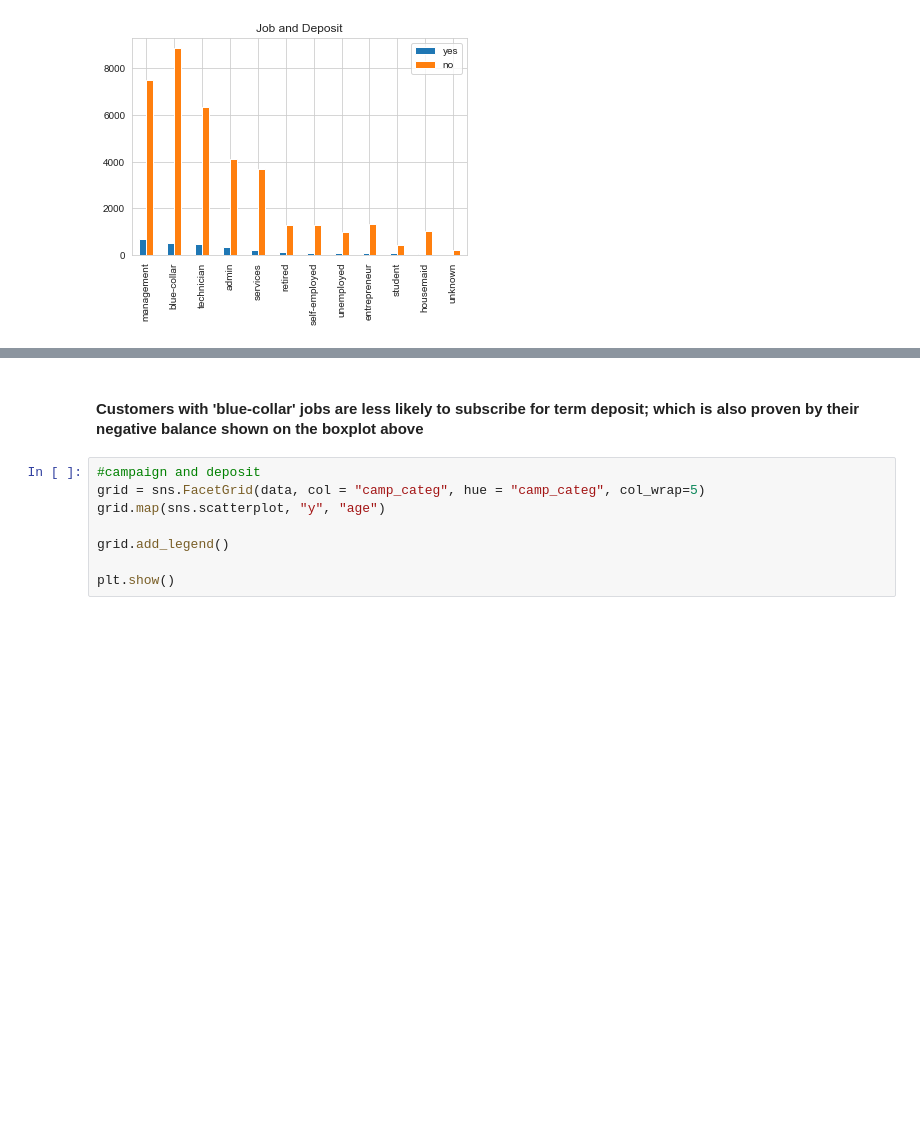
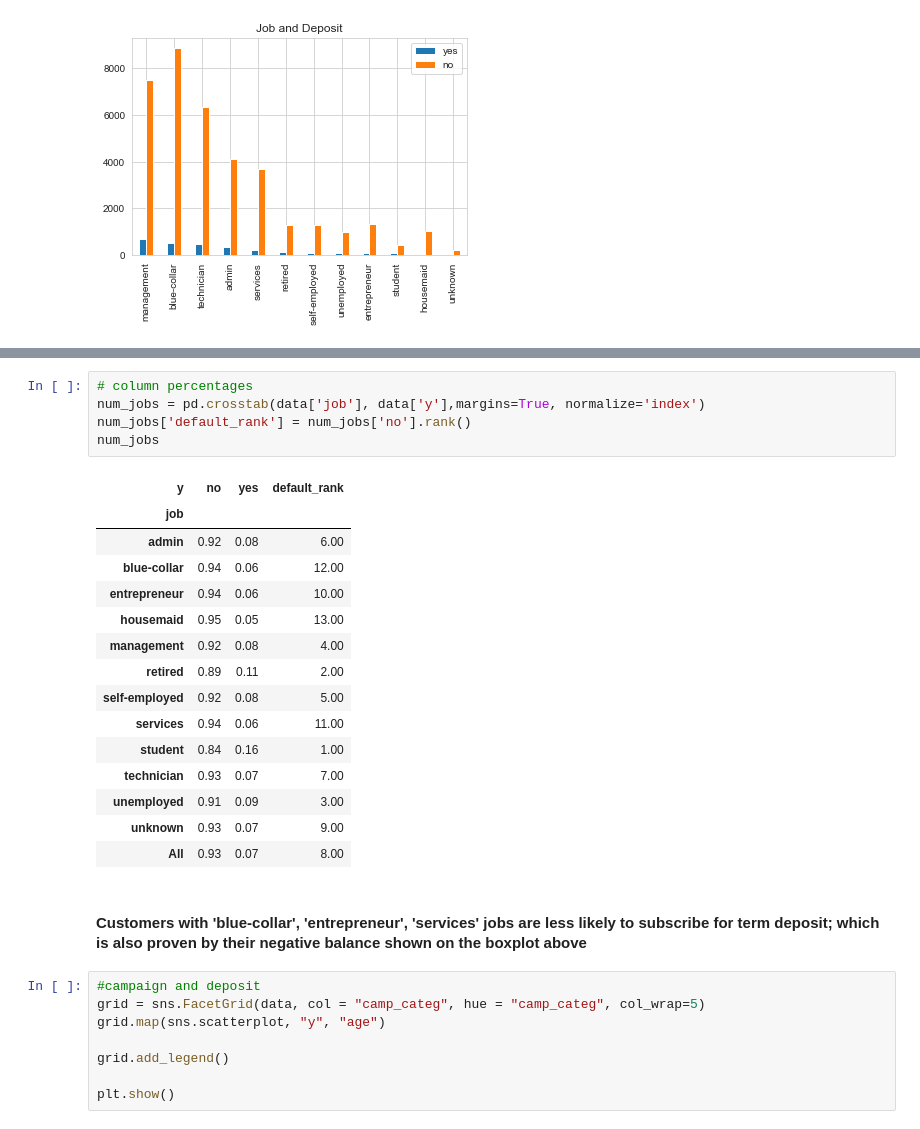
Before and after one commit to vidya2901/aUvqrX70jsiaP6fh, a Jupyter notebook: Term_Deposit_Marketing-rev1.ipynb, the cells around one changed output, grey strips where cells are left out. Cells and saved outputs as stored; diff of their text form; blank space fills up the shorter version.

```diff
--- a/Term_Deposit_Marketing-rev1.ipynb
+++ b/Term_Deposit_Marketing-rev1.ipynb
@@ -166,5 +186,26 @@ job_df.plot.bar(title = 'Job and Deposit')
+# %%
+# column percentages
+num_jobs = pd.crosstab(data['job'], data['y'],margins=True, normalize='index')
+num_jobs['default_rank'] = num_jobs['no'].rank()
+num_jobs
+# %% [output]
+| y | no | yes | default_rank |
+| job |  |  |  |
+| admin | 0.92 | 0.08 | 6.00 |
+| blue-collar | 0.94 | 0.06 | 12.00 |
+| entrepreneur | 0.94 | 0.06 | 10.00 |
+| housemaid | 0.95 | 0.05 | 13.00 |
+| management | 0.92 | 0.08 | 4.00 |
+| retired | 0.89 | 0.11 | 2.00 |
+| self-employed | 0.92 | 0.08 | 5.00 |
+| services | 0.94 | 0.06 | 11.00 |
+| student | 0.84 | 0.16 | 1.00 |
+| technician | 0.93 | 0.07 | 7.00 |
+| unemployed | 0.91 | 0.09 | 3.00 |
+| unknown | 0.93 | 0.07 | 9.00 |
+| All | 0.93 | 0.07 | 8.00 |
 # %% [markdown]
-#### Customers with 'blue-collar' jobs are less likely to subscribe for term deposit; which is also proven by their negative balance shown on the boxplot above
+#### Customers with 'blue-collar', 'entrepreneur', 'services' jobs are less likely to subscribe for term deposit; which is also proven by their negative balance shown on the boxplot above
 # %%
 #campaign and deposit
 grid = sns.FacetGrid(data, col = "camp_categ", hue = "camp_categ", col_wrap=5)
```
Also changed, not shown: parts of 33 cells of this notebook.
